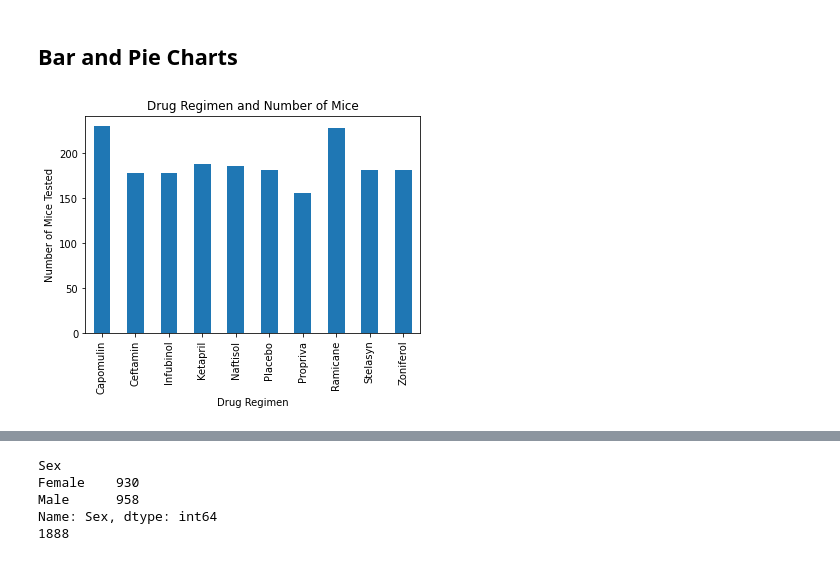
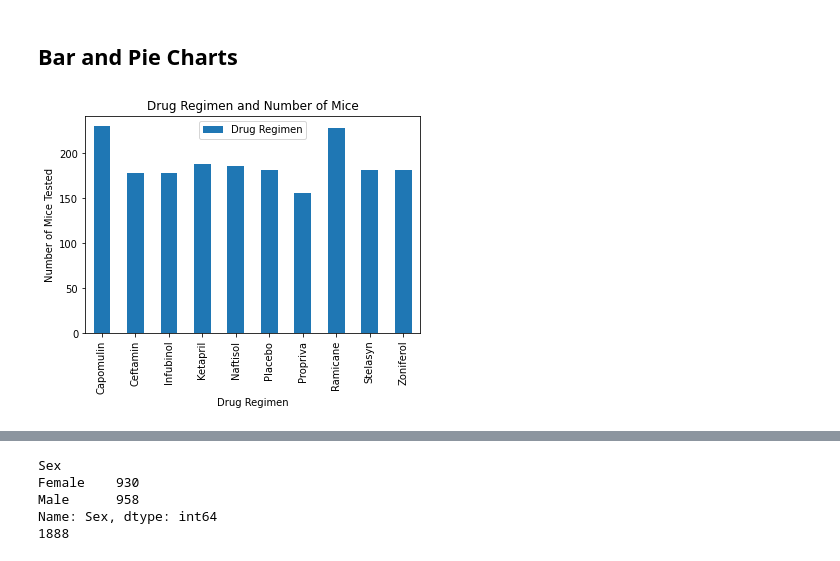
Before and after one commit to nikYe218/UCI_HomeWork_Yeung, a Jupyter notebook: matplotlib-challenge/Pymaceuticals/pymaceuticals_starter.ipynb, the cells around one changed output, grey strips where cells are left out. Cells and saved outputs as stored; diff of their text form; code cells hidden in the pictures.

```diff
--- a/matplotlib-challenge/Pymaceuticals/pymaceuticals_starter.ipynb
+++ b/matplotlib-challenge/Pymaceuticals/pymaceuticals_starter.ipynb
@@ -196,20 +196,19 @@ aggSummary.rename(columns={"StandardDeviation": "Standard Deviation"}).round(2)
 # %%
 # Generate a bar plot showing the total number of unique mice tested on each drug regimen using pandas.
 # Uniq tests
 DrugName= new_Mice_df.groupby(["Drug Regimen"])
-MouseCount= DrugName["Mouse ID"].count()
+MouseCount= pd.DataFrame(DrugName["Drug Regimen"].count())
 
 # Create a bar chart
 count_chart = MouseCount.plot(kind='bar')
 
 # Set the xlabel and ylabel
 count_chart.set_title("Drug Regimen and Number of Mice")
 count_chart.set_xlabel("Drug Regimen")
 count_chart.set_ylabel("Number of Mice Tested")
-
-
+# show graph
 plt.show()
 # %% [output]
-[figure, old version]
+[figure, new version]
 # %%
 # Generate a bar plot showing the total number of unique mice tested on each drug regimen using pyplot.
```
Also changed, not shown: parts of 3 cells of this notebook.
